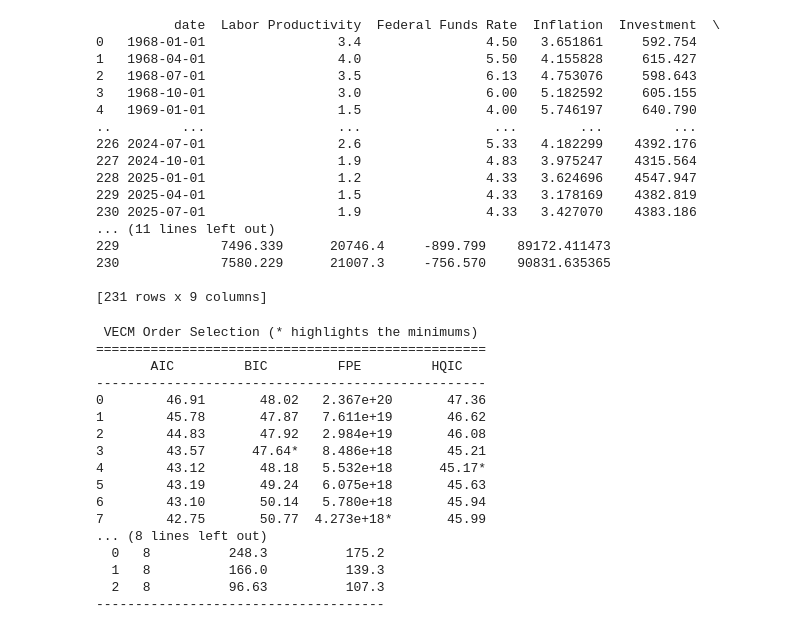
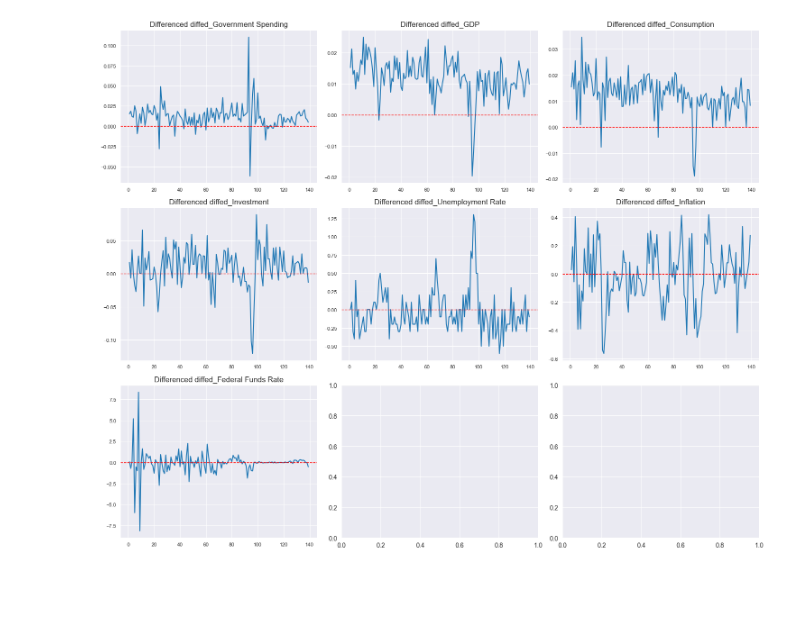
Before and after one commit to SimonasArliukas/Simonas-Portfolio, a Jupyter notebook: Macro_factors_effecting_GDP/Notebooks/EDA.ipynb, the cells around one changed output. Drawn from its saved outputs; the diff is of its cells as text; code cells hidden in the pictures; blank space fills up the shorter version.

```diff
--- a/Macro_factors_effecting_GDP/Notebooks/EDA.ipynb
+++ b/Macro_factors_effecting_GDP/Notebooks/EDA.ipynb
@@ -114,50 +67,23 @@ Differenced_data.head()
-# %%
-##This function tests cointgeration between every time series combination and returns the p-values and significant combinations
-cointegration(data_i1)
-print(data_i1)
-# %% [output]
-          date  Labor Productivity  Federal Funds Rate  Inflation  Investment  \
-0   1968-01-01                 3.4                4.50   3.651861     592.754
-1   1968-04-01                 4.0                5.50   4.155828     615.427
-2   1968-07-01                 3.5                6.13   4.753076     598.643
-3   1968-10-01                 3.0                6.00   5.182592     605.155
-4   1969-01-01                 1.5                4.00   5.746197     640.790
-..         ...                 ...                 ...        ...         ...
-226 2024-07-01                 2.6                5.33   4.182299    4392.176
-227 2024-10-01                 1.9                4.83   3.975247    4315.564
-228 2025-01-01                 1.2                4.33   3.624696    4547.947
-229 2025-04-01                 1.5                4.33   3.178169    4382.819
-230 2025-07-01                 1.9                4.33   3.427070    4383.186
-... (11 lines left out)
-229             7496.339      20746.4     -899.799    89172.411473
-230             7580.229      21007.3     -756.570    90831.635365
-
-[231 rows x 9 columns]
-# %%
-lag_order = select_order(data_i1.iloc[:,1:], maxlags=10)
-print(lag_order.summary())
-
-##Johansen cointegration test using r metric
-rank_test = select_coint_rank(data_i1.iloc[:,1:],
-                              det_order=1,
-                              k_ar_diff=2)
-print(rank_test.summary())
-## There exists 2 cointegration relations that we need to adjust for
-# %% [output]
- VECM Order Selection (* highlights the minimums)
-==================================================
-       AIC         BIC         FPE         HQIC
---------------------------------------------------
-0        46.91       48.02   2.367e+20       47.36
-1        45.78       47.87   7.611e+19       46.62
-2        44.83       47.92   2.984e+19       46.08
-3        43.57      47.64*   8.486e+18       45.21
-4        43.12       48.18   5.532e+18      45.17*
-5        43.19       49.24   6.075e+18       45.63
-6        43.10       50.14   5.780e+18       45.94
-7        42.75       50.77  4.273e+18*       45.99
-... (8 lines left out)
-  0   8          248.3          175.2
-  1   8          166.0          139.3
-  2   8          96.63          107.3
--------------------------------------
+# %%
+##Differencing the data and calculating Dickey Fuller on the new data
+Differenced_data = differencing(data)
+
+
+##All the data is I(0)
+fig, axes = plt.subplots(nrows=3, ncols=3, figsize=(15, 12))
+axes = axes.flatten()
+
+# Plot each column
+for i, col in enumerate(Differenced_data.columns):
+    Differenced_data[col].plot(ax=axes[i], color='#1f77b4', title=f"Differenced {col}")
+    axes[i].axhline(y=0, color='r', linestyle='--', linewidth=1) # Add a zero line
+    axes[i].set_xlabel("")
+    axes[i].tick_params(axis='both', which='major', labelsize=8)
+
+# Adjust layout to prevent overlap
+plt.tight_layout()
+plt.show()
+
+##There is a huge shock in 2008-07 and rebound in 2008-10 (Collapse in Lehman Brothers)
+# %% [output]
+[figure, added]
```
Also changed, not shown: parts of 14 cells of this notebook, 5 other files.
